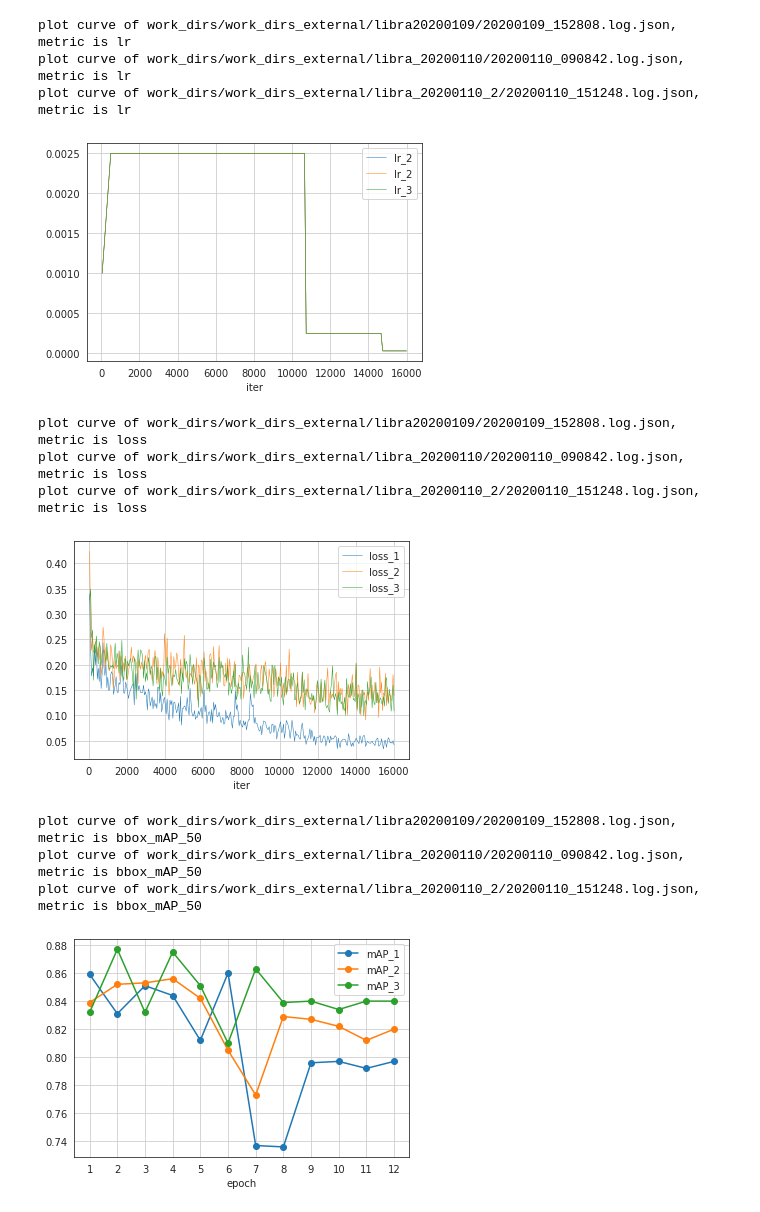
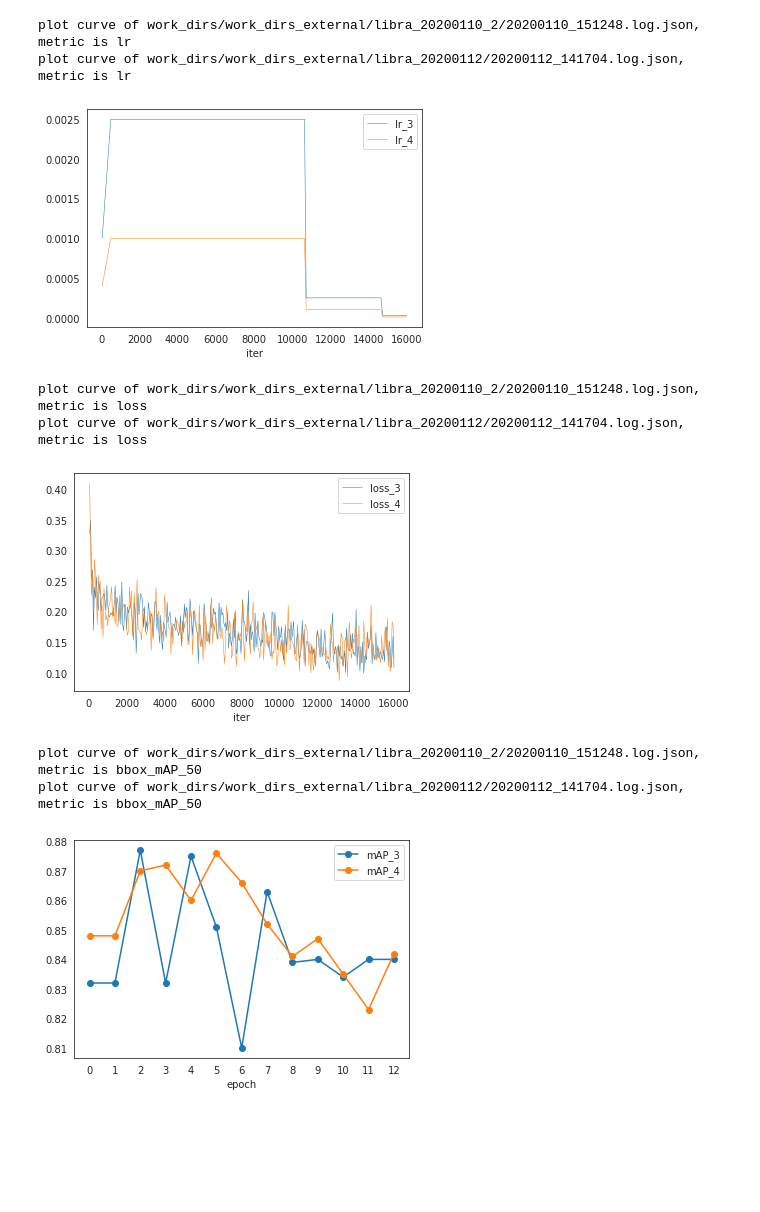
Before and after one commit to thaiKari/mmdetection-sau, a Jupyter notebook: visualize_train.ipynb, the cells around one changed output. Drawn from its saved outputs; the diff is of its cells as text; code cells hidden in the pictures; blank space fills up the shorter version.

```diff
--- a/visualize_train.ipynb
+++ b/visualize_train.ipynb
@@ -7,6 +7,7 @@ from collections import defaultdict
 import matplotlib.pyplot as plt
 import numpy as np
 import seaborn as sns
+from scipy.signal import medfilt
 
 def load_json_logs(json_logs):
     # load and convert json_logs to log_dict, key is epoch, value is a sub dict
@@ -24,7 +25,15 @@ def load_json_logs(json_logs):
                     log_dict[epoch][k].append(v)
     return log_dicts
 
-def plot_curve(log_dicts, json_logs, backend=None, keys=['loss_cls'], legend=None, out=None, style='white', title=None):
+def plot_curve(log_dicts, json_logs,
+               backend=None,
+               keys=['loss_cls'],
+               legend=None,
+               out=None,
+               style='white',
+               title=None,
+               median_filter=False):
+
     if backend is not None:
             plt.switch_backend(backend)
     sns.set_style(style)
@@ -64,6 +73,8 @@ def plot_curve(log_dicts, json_logs, backend=None, keys=['loss_cls'], legend=Non
                     else:
                         ys.append(0)
                 xs = xs[:len(ys)]
+                xs = [0, *xs]
+                ys = [ys[0], *ys]
                 ax = plt.gca()
                 ax.set_xticks(xs)
                 plt.xlabel('epoch')
@@ -81,6 +92,8 @@ def plot_curve(log_dicts, json_logs, backend=None, keys=['loss_cls'], legend=Non
                     ys.append(np.array(log_dict[epoch][metric][:len(iters)]))
                 xs = np.concatenate(xs)
                 ys = np.concatenate(ys)
+                if(median_filter):
+                    ys = medfilt(ys, kernel_size=3)
                 plt.xlabel('iter')
                 plt.plot(
                     xs, ys, label=legend[i * num_metrics + j], linewidth=0.5)
@@ -152,24 +154,44 @@ plot curve of work_dirs/work_dirs_external/libra_20200110_2/20200110_151248.log.
 # %%
 #json_logs = ['work_dirs/20191024_01/20191024_232211.log.json']
-json_logs = ['work_dirs/work_dirs_external/libra20200109/20200109_152808.log.json',
-             'work_dirs/work_dirs_external/libra_20200110/20200110_090842.log.json',
-            'work_dirs/work_dirs_external/libra_20200110_2/20200110_151248.log.json']
+json_logs = [
+             #'work_dirs/work_dirs_external/libra_20200110/20200110_090842.log.json',
+            'work_dirs/work_dirs_external/libra_20200110_2/20200110_151248.log.json',
+            'work_dirs/work_dirs_external/libra_20200112/20200112_141704.log.json',
+            #'work_dirs/work_dirs_external/libra_20200112_2/20200112_202732.log.json',
+            #'work_dirs/work_dirs_external/libra_20200113/20200113_092756.log.json',
+            #'work_dirs/work_dirs_external/libra_20200113_2/20200113_163817.log.json'
+]
 log_dict = load_json_logs(json_logs)
 
-plot_curve(log_dict, json_logs, keys=['lr'], legend=['lr_2', 'lr_2', 'lr_3'])
-plot_curve(log_dict, json_logs, keys=['loss'], legend=['loss_1', 'loss_2', 'loss_3'])
-plot_curve(log_dict, json_logs, keys=['bbox_mAP_50'], legend=['mAP_1', 'mAP_2', 'mAP_3'])
+plot_curve(log_dict, json_logs, keys=['lr'], legend=[# 'lr_2',
+                                                     'lr_3',
+                                                     'lr_4',
+                                                     #'5',
+                                                     #'6',
+                                                     #'7'
+])
+plot_curve(log_dict, json_logs, keys=['loss'], legend=[ #'loss_2',
+                                                       'loss_3',
+                                                       'loss_4',
+                                                       #'5',
+                                                     #'6',
+                                                     #'7'
+], median_filter = False)
+plot_curve(log_dict, json_logs, keys=['bbox_mAP_50'], legend=[# 'mAP_2',
+                                                              'mAP_3',
+                                                              'mAP_4',
+                                                              #'5',
+                                                     #'6',
+                                                     #'7'
+])
 #plot_curve(log_dict, json_logs, keys=['bbox_mAP', 'loss'], legend=['mAP_07', 'loss_07','mAP_08', 'loss_08'])
 # %% [output]
-plot curve of work_dirs/work_dirs_external/libra20200109/20200109_152808.log.json, metric is lr
-plot curve of work_dirs/work_dirs_external/libra_20200110/20200110_090842.log.json, metric is lr
 plot curve of work_dirs/work_dirs_external/libra_20200110_2/20200110_151248.log.json, metric is lr
+plot curve of work_dirs/work_dirs_external/libra_20200112/20200112_141704.log.json, metric is lr
-[figure, old version]
+[figure, new version]
-plot curve of work_dirs/work_dirs_external/libra20200109/20200109_152808.log.json, metric is loss
-plot curve of work_dirs/work_dirs_external/libra_20200110/20200110_090842.log.json, metric is loss
 plot curve of work_dirs/work_dirs_external/libra_20200110_2/20200110_151248.log.json, metric is loss
+plot curve of work_dirs/work_dirs_external/libra_20200112/20200112_141704.log.json, metric is loss
-[figure, old version]
+[figure, new version]
-plot curve of work_dirs/work_dirs_external/libra20200109/20200109_152808.log.json, metric is bbox_mAP_50
-plot curve of work_dirs/work_dirs_external/libra_20200110/20200110_090842.log.json, metric is bbox_mAP_50
 plot curve of work_dirs/work_dirs_external/libra_20200110_2/20200110_151248.log.json, metric is bbox_mAP_50
+plot curve of work_dirs/work_dirs_external/libra_20200112/20200112_141704.log.json, metric is bbox_mAP_50
-[figure, old version]
+[figure, new version]
```
Also changed, not shown: parts of 7 cells of this notebook, 6 other files.
